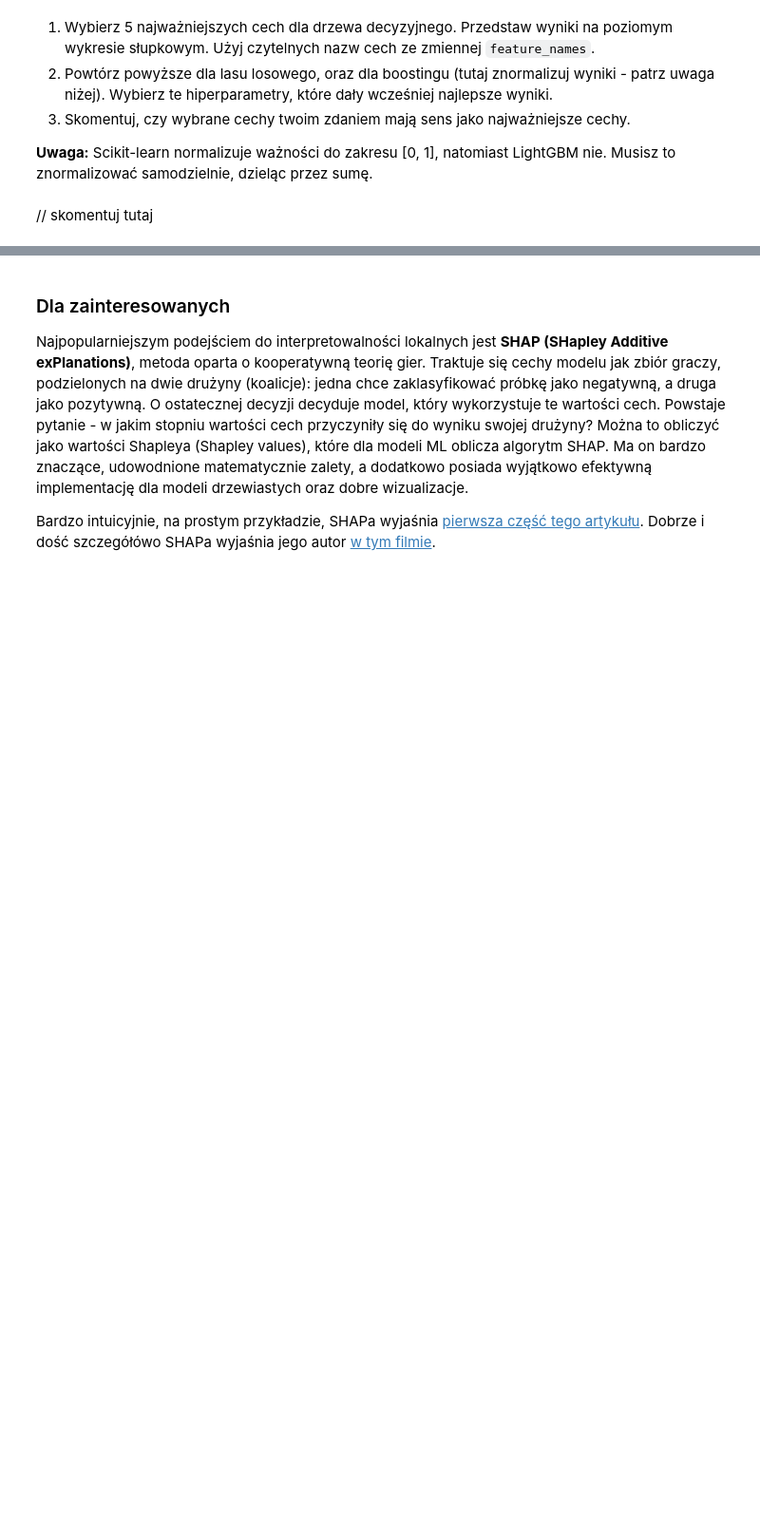
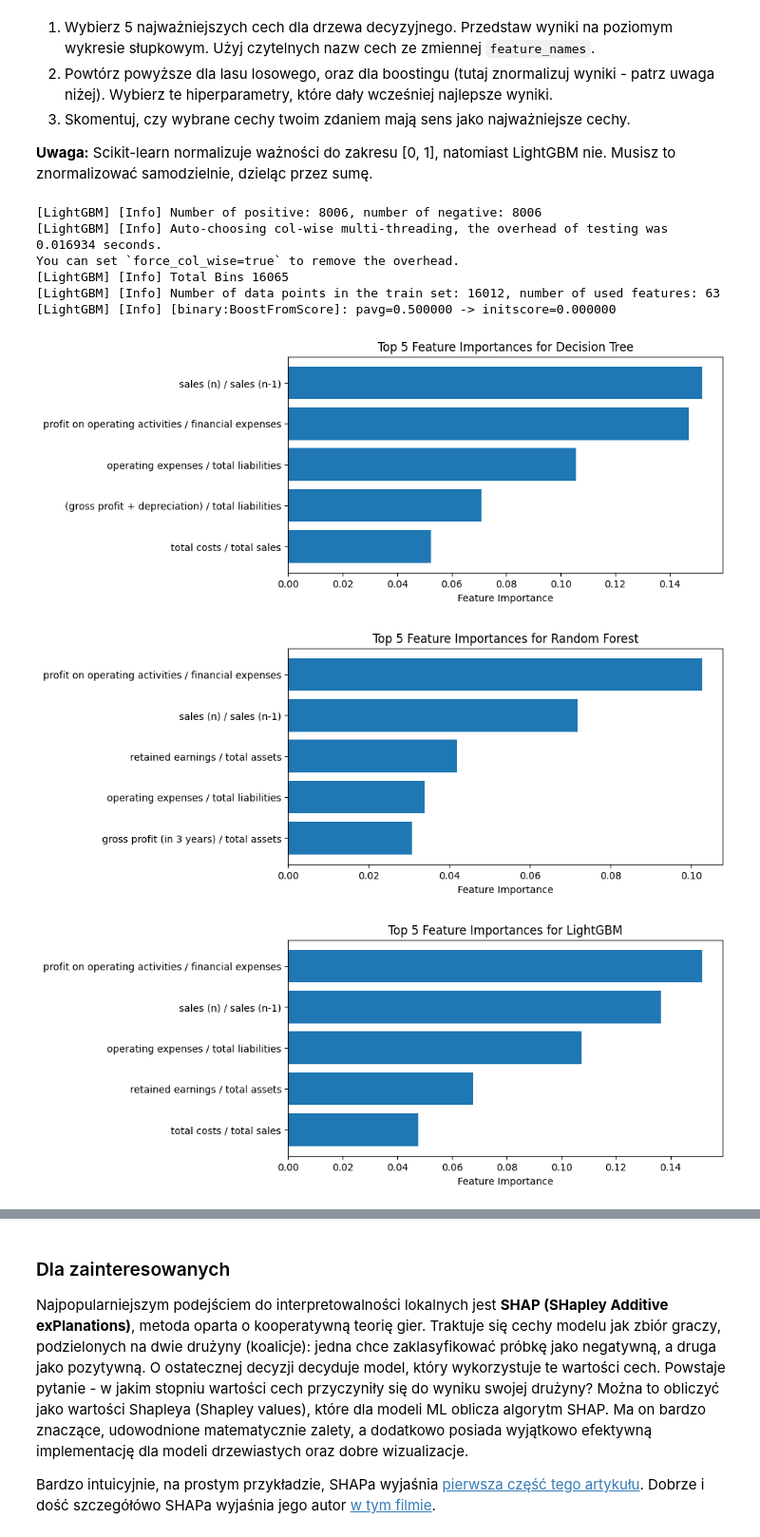
Before and after one commit to Jeremylaby/Podstawy-SI, a Jupyter notebook: lab2/lab_2.ipynb, the cells around one changed output, grey strips where cells are left out. Shown at 95% size. Saved outputs shown, nothing was run; the diff lists cells and outputs as text; code cells hidden in the pictures; blank space fills up the shorter version.

```diff
--- a/lab2/lab_2.ipynb
+++ b/lab2/lab_2.ipynb
@@ -511,0 +513,8 @@ Hiperparametry LightGBMa są dobrze opisane w oficjalnej dokumentacji: [wersja k
+# %%
+param_grid = {
+   "n_estimators": [100, 250, 500],
+   "learning_rate": [0.05, 0.1, 0.2],
+   "num_leaves": [31, 48, 64],
+   "colsample_bytree": [0.8, 0.9, 1.0],
+   "subsample": [0.8, 0.9, 1.0],
+}
@@ -559,2 +590,50 @@ Ze względu na powyższe, ważności cech normalizuje się często do zakresu [0
-# %% [markdown]
-// skomentuj tutaj
+# %%
+# your_code
+feature_names = np.array(feature_names)
+
+#Trening modelu DecisionTreeClassifie
+tree_model = DecisionTreeClassifier(criterion="entropy", random_state=0)
+tree_model.fit(X_train, y_train)
+tree_importances = tree_model.feature_importances_
+
+#Trening modelu Lasu Losowego
+forest_model = RandomForestClassifier(n_estimators=500, criterion="entropy", random_state=0, n_jobs=-1)
+forest_model.fit(X_train, y_train)
+forest_importances = forest_model.feature_importances_
+
+#Trening modelu Boostingowego (LGBMClassifier)
+model_lgbm = LGBMClassifier(importance_type="gain", random_state=0, n_jobs=-1)
+model_lgbm.fit(X_train, y_train)
+boost_importances = model_lgbm.feature_importances_
+boost_importances = boost_importances / np.sum(boost_importances)
+
+# Wyodrębnienie 5 najważniejszych cech dla każdego modelu
+def get_top_features(importances, feature_names, top_n=5):
+    sorted_idx = np.argsort(importances)[-top_n:]
+    return feature_names[sorted_idx], importances[sorted_idx]
+
+tree_top_features, tree_top_importances = get_top_features(tree_importances, feature_names)
+forest_top_features, forest_top_importances = get_top_features(forest_importances, feature_names)
+boost_top_features, boost_top_importances = get_top_features(boost_importances, feature_names)
+
+# Wykresy słupkowe
+def plot_feature_importances(features, importances, model_name):
+    plt.figure(figsize=(8, 4))
+    plt.barh(features, importances)
+    plt.xlabel("Feature Importance")
+    plt.title(f"Top 5 Feature Importances for {model_name}")
+    plt.show()
+
+plot_feature_importances(tree_top_features, tree_top_importances, "Decision Tree")
+plot_feature_importances(forest_top_features, forest_top_importances, "Random Forest")
+plot_feature_importances(boost_top_features, boost_top_importances, "LightGBM")
+# %% [output]
+[LightGBM] [Info] Number of positive: 8006, number of negative: 8006
+[LightGBM] [Info] Auto-choosing col-wise multi-threading, the overhead of testing was 0.016934 seconds.
+You can set `force_col_wise=true` to remove the overhead.
+[LightGBM] [Info] Total Bins 16065
+[LightGBM] [Info] Number of data points in the train set: 16012, number of used features: 63
+[LightGBM] [Info] [binary:BoostFromScore]: pavg=0.500000 -> initscore=0.000000
+[figure, added]
+[figure, added]
+[figure, added]
```
Also changed, not shown: parts of 8 cells of this notebook.
